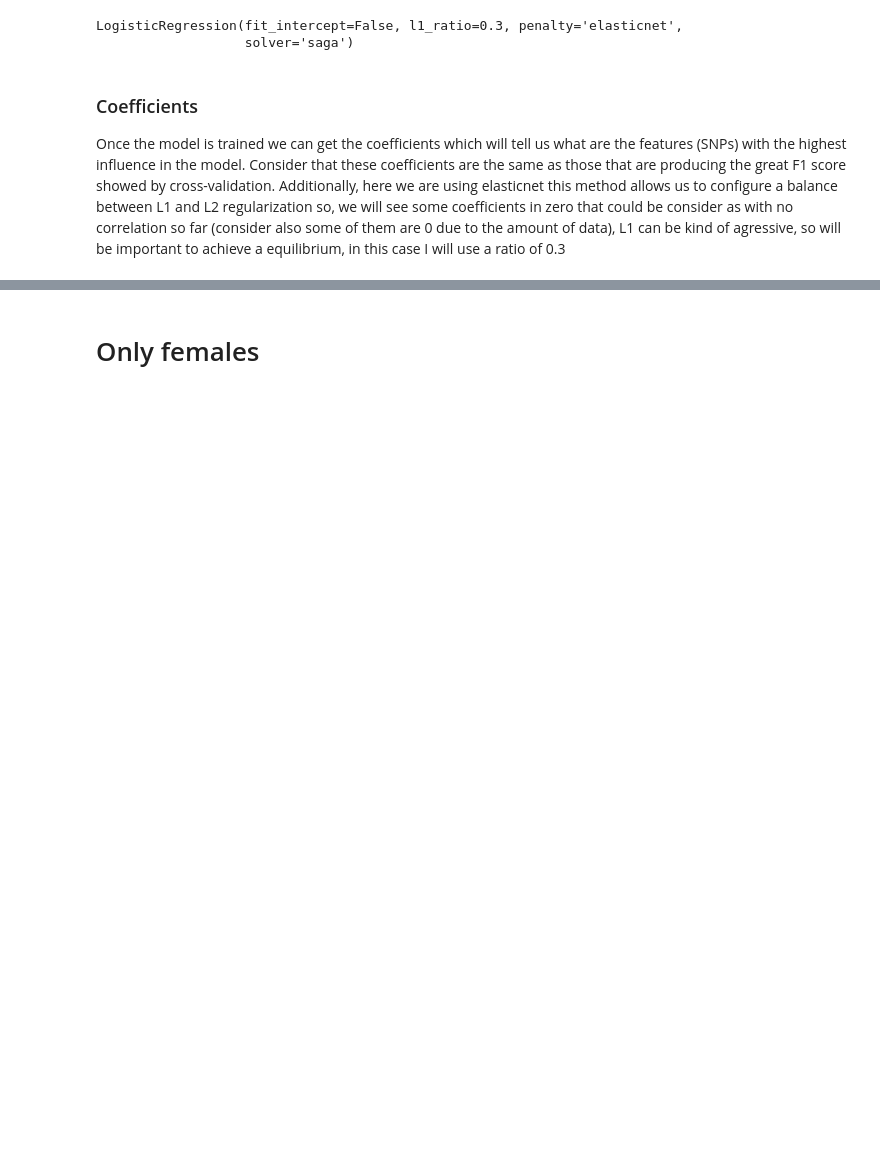
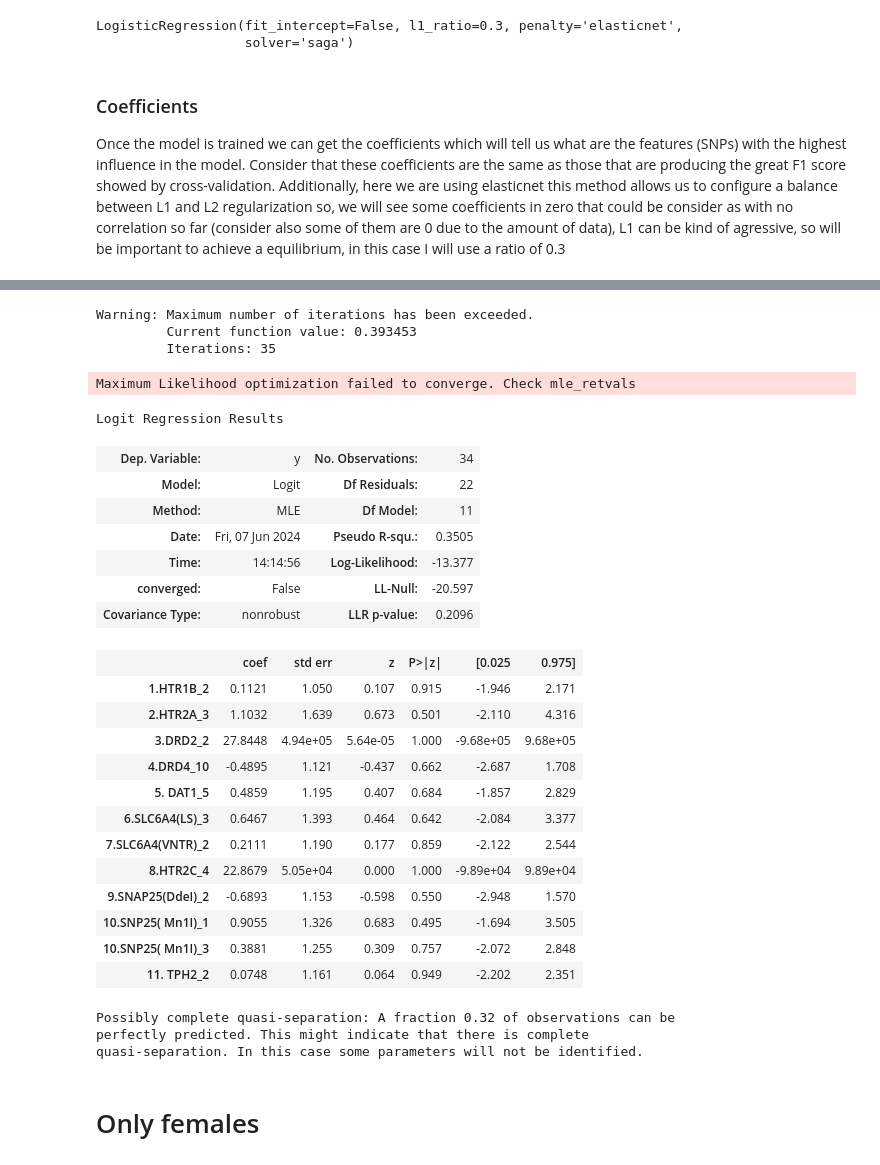
Before and after one commit to juanjo255/data_science, a Jupyter notebook: TDAH_project/TDAH.ipynb, the cells around one changed output, grey strips where cells are left out. Drawn from its saved outputs; the diff is of its cells as text; code cells hidden in the pictures; blank space fills up the shorter version.

```diff
--- a/TDAH_project/TDAH.ipynb
+++ b/TDAH_project/TDAH.ipynb
@@ -322,0 +291,3 @@ only_males.sum()
+# %%
+## Model set up
+model_males = LogisticRegression(fit_intercept=False, penalty="elasticnet", solver="saga", l1_ratio=0.3)
@@ -322,0 +302,2 @@ only_males.sum()
+# %%
+model_males.fit(df_males_transformed[snp_passed].iloc[:,3:], df_males_transformed["TDAH"].values)
@@ -322,0 +307,8 @@ only_males.sum()
+# %%
+feature_coefficients = pd.DataFrame({
+    'Feature': df_males_transformed[snp_passed].iloc[:,3:].columns,
+    'Coefficient': model_males.coef_[0]
+})
+
+fig = px.scatter(feature_coefficients, x=feature_coefficients["Feature"], y=feature_coefficients["Coefficient"])
+fig.update_traces(marker={'size': 10})
@@ -322,0 +326,4 @@ only_males.sum()
+# %%
+#snp_significative = feature_coefficients[(feature_coefficients["Coefficient"]>0) | (feature_coefficients["Coefficient"]<0)]["Feature"].to_list()
+snp_significative = feature_coefficients[(feature_coefficients["Coefficient"]>0)]["Feature"].to_list()
+snp_significative
@@ -323,2 +346,35 @@ only_males.sum()
+# %%
+model_autosomal_sm=sm.Logit(df_males_transformed["TDAH"].values[:], df_males_transformed[snp_significative])
+result = model_autosomal_sm.fit()
+result.summary()
+# %% [output]
+Warning: Maximum number of iterations has been exceeded.
+         Current function value: 0.393453
+         Iterations: 35
+Maximum Likelihood optimization failed to converge. Check mle_retvals
+Logit Regression Results
+| Dep. Variable: | y | No. Observations: | 34 |
+| Model: | Logit | Df Residuals: | 22 |
+| Method: | MLE | Df Model: | 11 |
+| Date: | Fri, 07 Jun 2024 | Pseudo R-squ.: | 0.3505 |
+| Time: | 14:14:56 | Log-Likelihood: | -13.377 |
+| converged: | False | LL-Null: | -20.597 |
+| Covariance Type: | nonrobust | LLR p-value: | 0.2096 |
+|  | coef | std err | z | P>|z| | [0.025 | 0.975] |
+| 1.HTR1B_2 | 0.1121 | 1.050 | 0.107 | 0.915 | -1.946 | 2.171 |
+| 2.HTR2A_3 | 1.1032 | 1.639 | 0.673 | 0.501 | -2.110 | 4.316 |
+| 3.DRD2_2 | 27.8448 | 4.94e+05 | 5.64e-05 | 1.000 | -9.68e+05 | 9.68e+05 |
+| 4.DRD4_10 | -0.4895 | 1.121 | -0.437 | 0.662 | -2.687 | 1.708 |
+| 5. DAT1_5 | 0.4859 | 1.195 | 0.407 | 0.684 | -1.857 | 2.829 |
+| 6.SLC6A4(LS)_3 | 0.6467 | 1.393 | 0.464 | 0.642 | -2.084 | 3.377 |
+| 7.SLC6A4(VNTR)_2 | 0.2111 | 1.190 | 0.177 | 0.859 | -2.122 | 2.544 |
+| 8.HTR2C_4 | 22.8679 | 5.05e+04 | 0.000 | 1.000 | -9.89e+04 | 9.89e+04 |
+| 9.SNAP25(DdeI)_2 | -0.6893 | 1.153 | -0.598 | 0.550 | -2.948 | 1.570 |
+| 10.SNP25( Mn1I)_1 | 0.9055 | 1.326 | 0.683 | 0.495 | -1.694 | 3.505 |
+| 10.SNP25( Mn1I)_3 | 0.3881 | 1.255 | 0.309 | 0.757 | -2.072 | 2.848 |
+| 11. TPH2_2 | 0.0748 | 1.161 | 0.064 | 0.949 | -2.202 | 2.351 |
+Possibly complete quasi-separation: A fraction 0.32 of observations can be
+perfectly predicted. This might indicate that there is complete
+quasi-separation. In this case some parameters will not be identified.
 # %% [markdown]
 # Only females
```
Also changed, not shown: parts of 64 cells of this notebook.
